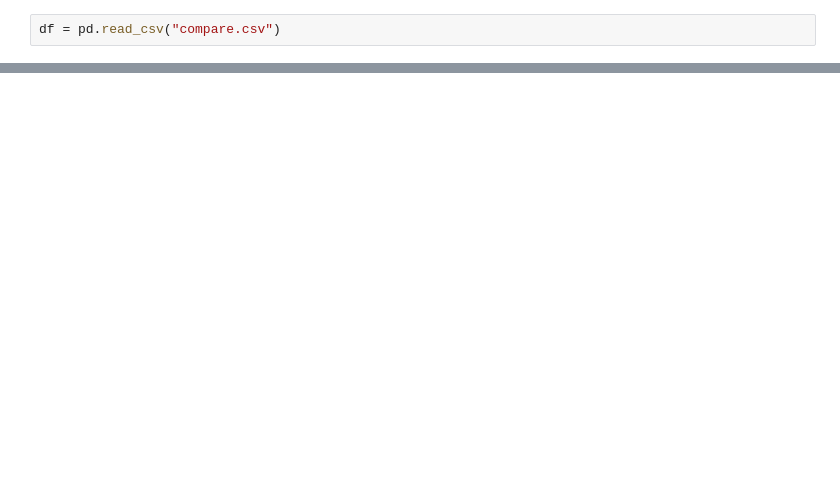
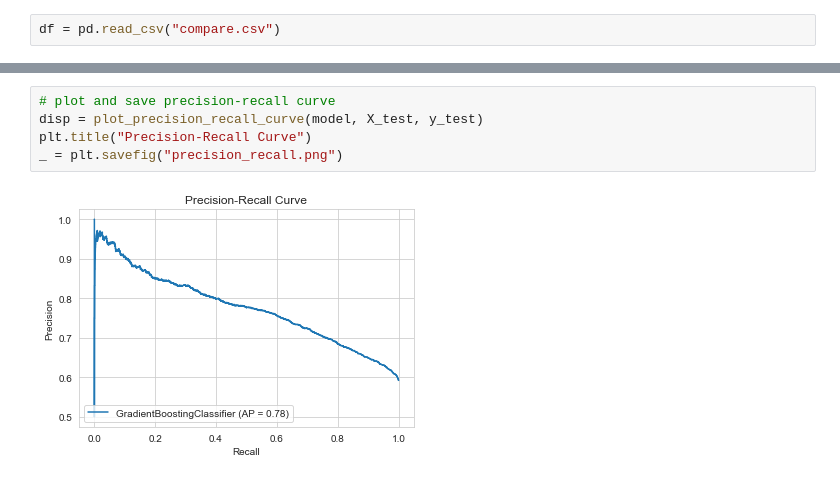
Before and after one commit to abewoycke/NBA-Projections, a Jupyter notebook: 5_Documentation/NBA Projections Documentation.ipynb, the cells around one changed output, grey strips where cells are left out. Cells and saved outputs as stored; diff of their text form; blank space fills up the shorter version.

```diff
--- a/5_Documentation/NBA Projections Documentation.ipynb
+++ b/5_Documentation/NBA Projections Documentation.ipynb
@@ -117,0 +36,7 @@ array([[0.39392908, 0.60607092],
+# %%
+# plot and save precision-recall curve
+disp = plot_precision_recall_curve(model, X_test, y_test)
+plt.title("Precision-Recall Curve")
+_ = plt.savefig("precision_recall.png")
+# %% [output]
+[figure, added]
```
Also changed, not shown: parts of 19 cells of this notebook, 4 other files.
